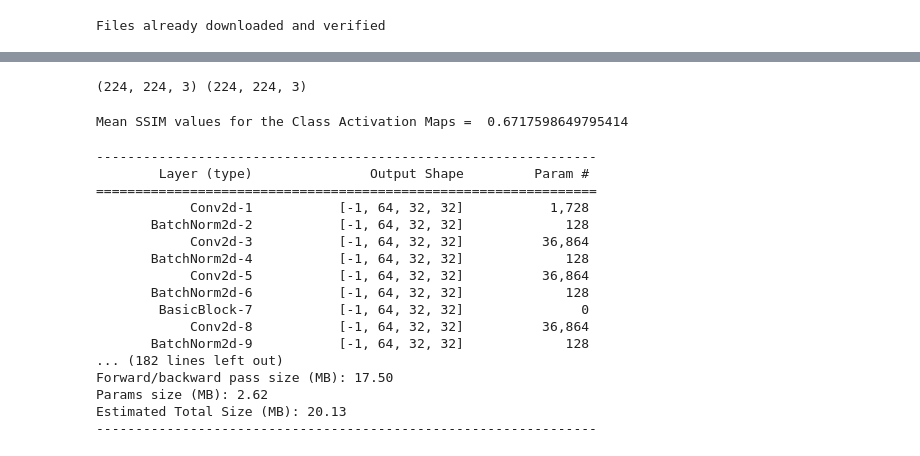
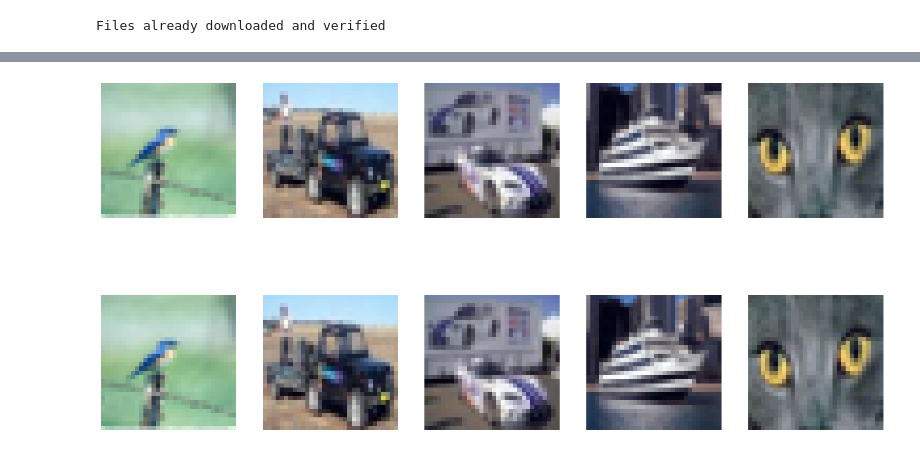
Before and after one commit to Aayush2492/knowledge-distillation-pytorch, a Jupyter notebook: load.ipynb, the cells around one changed output, grey strips where cells are left out. Cells and saved outputs as stored; diff of their text form; code cells hidden in the pictures.

```diff
--- a/load.ipynb
+++ b/load.ipynb
@@ -213,34 +254,43 @@ for i in range(train_batch.shape[0]):
-# %%
-print(activation_maps_student[0].shape, activation_maps_teacher[0].shape)
-# %% [output]
-(224, 224, 3) (224, 224, 3)
-# %%
-ssim_vals = []
-for i in range(len(activation_maps_student)):
-    ssim_vals.append(ssim(activation_maps_student[i], activation_maps_teacher[i], multichannel=True, channel_axis=2))
-    # ssim_vals.append(ssim(activation_maps_student[i], activation_maps_teacher[i]))
-print("Mean SSIM values for the Class Activation Maps = ", np.mean(ssim_vals))
-# %% [output]
-Mean SSIM values for the Class Activation Maps =  0.6717598649795414
+# %%
+fig, axes = plt.subplots(2, 5, figsize=(20, 10))
+activation_maps_teacher = []
+threshold = 0.6
+occluded_images = []
+
+for i in range(5):
+    activation_map, _ = get_weighted_CAM(wrn, torch.unsqueeze(sample_train_batch[i], 0), fc_params_teacher[smaple_labels_batch[i]], student=False)
+    activation_map = activation_map.detach().numpy().astype(np.float64)
+    activation_map /= activation_map.max()
+    activation_map = cv2.resize(activation_map, (32, 32))
+
+    original_image = sample_train_batch[i].numpy().transpose(1, 2, 0)
+    original_image = original_image - np.min(original_image)
+    original_image = original_image / np.max(original_image)
+    original_image = original_image * 255
+    original_image = original_image.astype(np.uint8)
+
+    activation_map = np.ones((32, 32))
+    occluded_image = original_image * np.stack((activation_map, activation_map, activation_map)).transpose(1, 2, 0)
+    occluded_image -= np.min(occluded_image)
+    occluded_image /= np.max(occluded_image)
+    occluded_image *= 255
+    occluded_image = occluded_image.astype(np.uint8)
+
+    # print(occluded_image.shape)
+
+    axes[0][i].imshow(original_image)
+    axes[0][i].axis('off')
+    axes[1][i].imshow(occluded_image)
+    axes[1][i].axis('off')
+
+    occluded_image -= np.min(occluded_image)
+    occluded_image /= np.max(occluded_image)
+    occluded_images.append(occluded_image.transpose(2, 0, 1))
+
+occluded_images = torch.tensor(occluded_images).float()
+# %% [output]
+[figure, added]
 # %%
-summary(resnet18, (3, 32, 32))
-summary(wrn, (3, 32, 32))
-summary(resnext, (3, 32, 32))
+# summary(resnet18, (3, 32, 32))
+# summary(wrn, (3, 32, 32))
+# summary(resnext, (3, 32, 32))
-# %% [output]
-----------------------------------------------------------------
-        Layer (type)               Output Shape         Param #
-================================================================
-            Conv2d-1           [-1, 64, 32, 32]           1,728
-       BatchNorm2d-2           [-1, 64, 32, 32]             128
-            Conv2d-3           [-1, 64, 32, 32]          36,864
-       BatchNorm2d-4           [-1, 64, 32, 32]             128
-            Conv2d-5           [-1, 64, 32, 32]          36,864
-       BatchNorm2d-6           [-1, 64, 32, 32]             128
-        BasicBlock-7           [-1, 64, 32, 32]               0
-            Conv2d-8           [-1, 64, 32, 32]          36,864
-       BatchNorm2d-9           [-1, 64, 32, 32]             128
-... (182 lines left out)
-Forward/backward pass size (MB): 17.50
-Params size (MB): 2.62
-Estimated Total Size (MB): 20.13
-----------------------------------------------------------------
```
Also changed, not shown: parts of 21 cells of this notebook.
